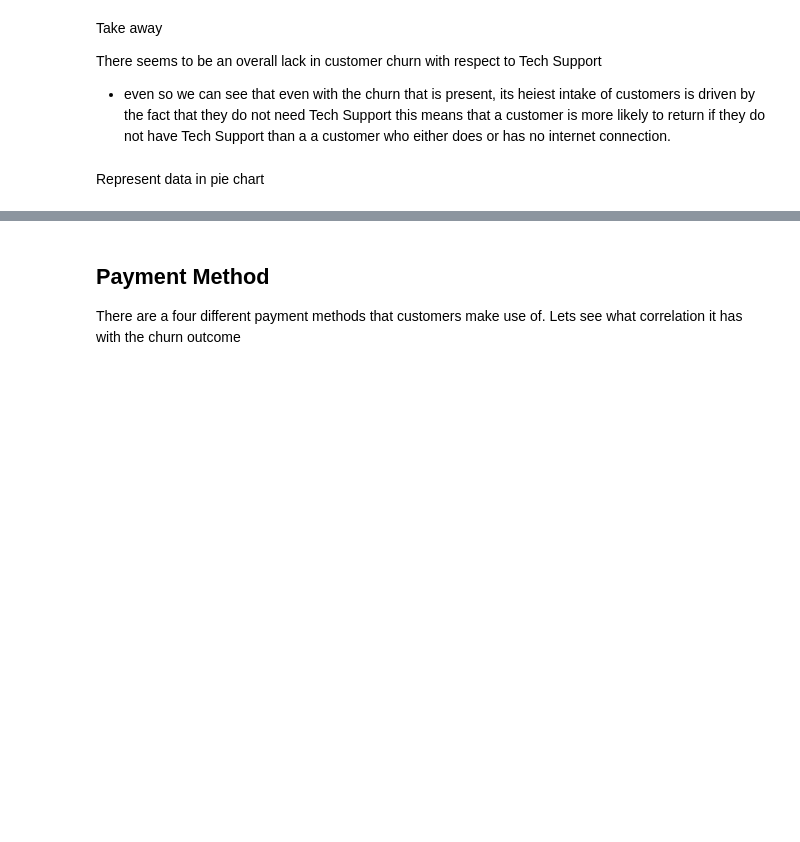
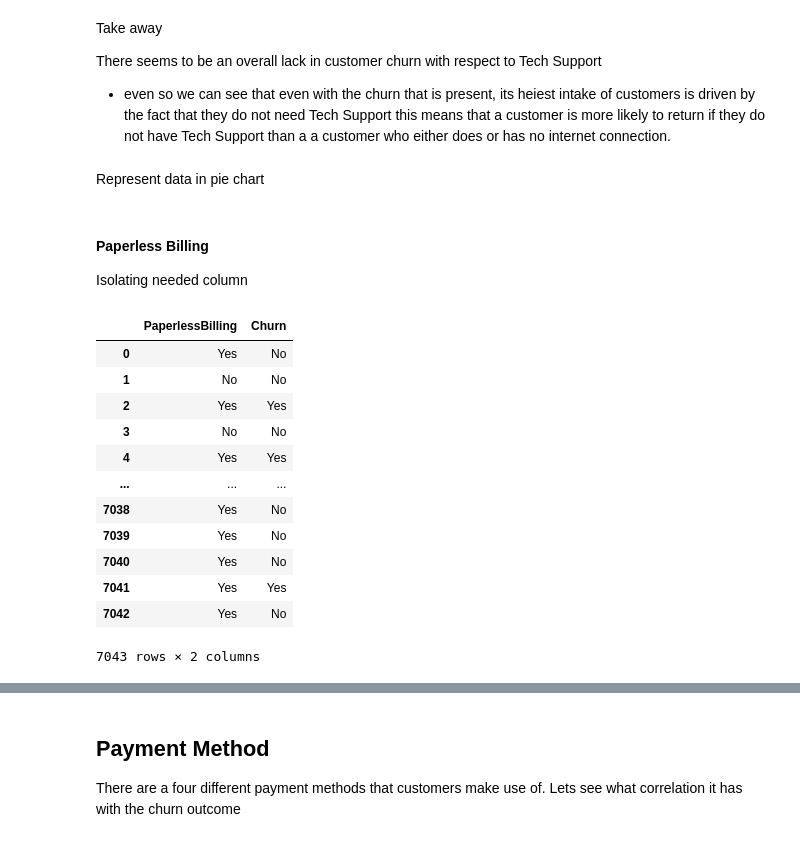
Before and after one commit to PreciousNosiphoDonkrag/MLG382_Projects, a Jupyter notebook: project_2/customer_churn.ipynb, the cells around one changed output, grey strips where cells are left out. Cells and saved outputs as stored; diff of their text form; code cells hidden in the pictures; blank space fills up the shorter version.

```diff
--- a/project_2/customer_churn.ipynb
+++ b/project_2/customer_churn.ipynb
@@ -783,3 +783,24 @@ for col in listofComparison:
 
     fig.update_layout(xaxis_title=f'{col} Outcome', yaxis_title='Number of customers')
     fig.show()
+# %% [markdown]
+#### Paperless Billing
+
+Isolating needed column
+# %%
+PaperBill = data_df[["PaperlessBilling","Churn"]]
+PaperBill
+# %% [output]
+|  | PaperlessBilling | Churn |
+| 0 | Yes | No |
+| 1 | No | No |
+| 2 | Yes | Yes |
+| 3 | No | No |
+| 4 | Yes | Yes |
+| ... | ... | ... |
+| 7038 | Yes | No |
+| 7039 | Yes | No |
+| 7040 | Yes | No |
+| 7041 | Yes | Yes |
+| 7042 | Yes | No |
+7043 rows × 2 columns
```
Also changed, not shown: parts of 7 cells of this notebook.
